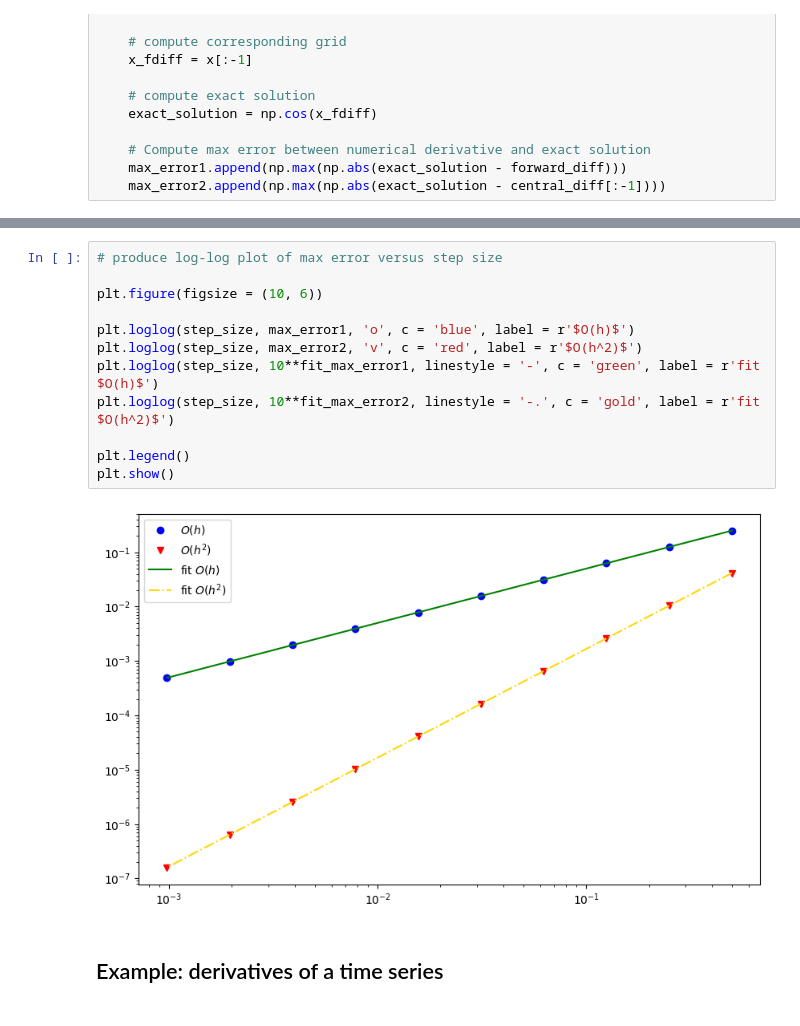
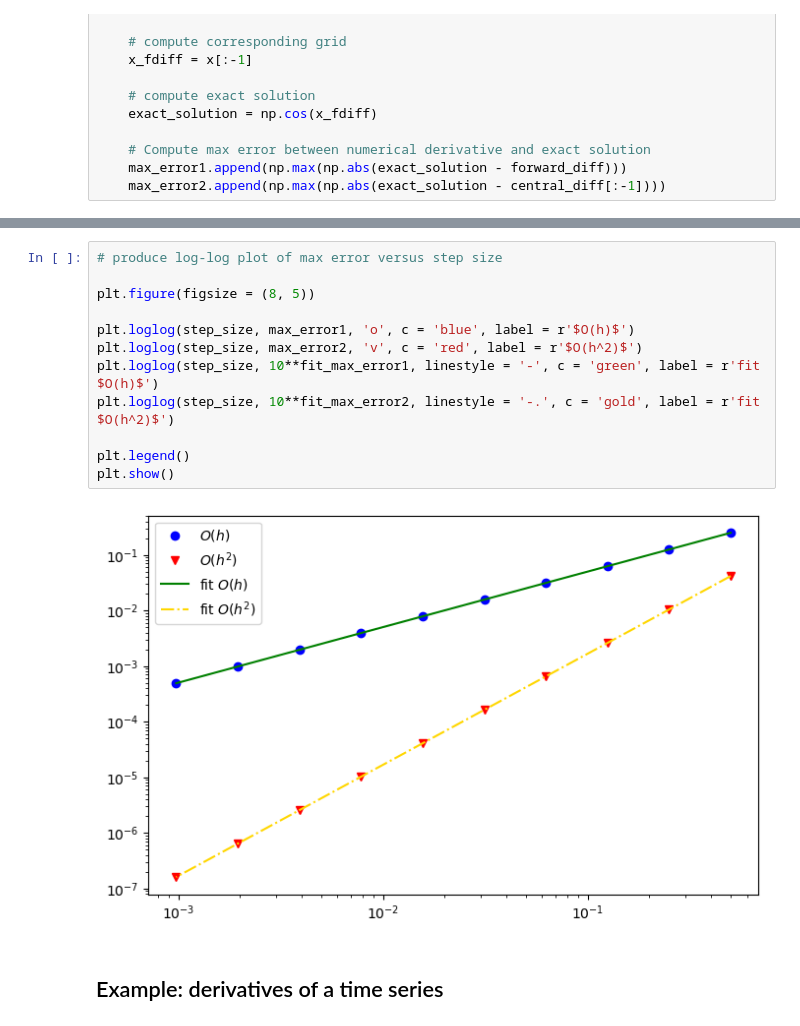
Before and after one commit to wbandabarragan/computational-physics-1, a Jupyter notebook: unit-3/303-derivatives-with-numpy.ipynb, the cells around one changed output, grey strips where cells are left out. Drawn from its saved outputs; the diff is of its cells as text.

```diff
--- a/unit-3/303-derivatives-with-numpy.ipynb
+++ b/unit-3/303-derivatives-with-numpy.ipynb
@@ -185,17 +185,17 @@ slope2 = 1.998785302628068  intercept2 = -0.7808863771504365
 # %%
 # produce log-log plot of max error versus step size
 
-plt.figure(figsize = (10, 6))
+plt.figure(figsize = (8, 5))
 
 plt.loglog(step_size, max_error1, 'o', c = 'blue', label = r'$O(h)$')
 plt.loglog(step_size, max_error2, 'v', c = 'red', label = r'$O(h^2)$')
 plt.loglog(step_size, 10**fit_max_error1, linestyle = '-', c = 'green', label = r'fit $O(h)$')
 plt.loglog(step_size, 10**fit_max_error2, linestyle = '-.', c = 'gold', label = r'fit $O(h^2)$')
 
 plt.legend()
 plt.show()
 # %% [output]
-[figure, old version]
+[figure, new version]
 # %% [markdown]
 ## Example: derivatives of a time series
 # %%
```
Also changed, not shown: parts of 8 cells of this notebook, 1 other file.
